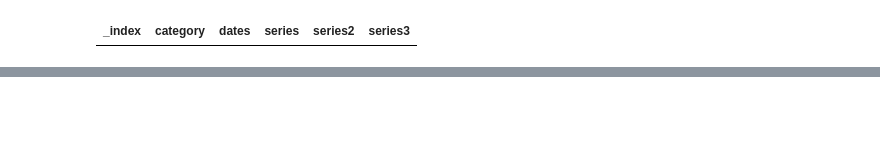
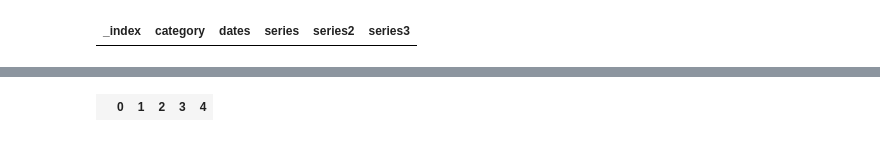
Before and after one commit to pynog/ares-visual-notebooks, a Jupyter notebook: Tables/table.ipynb, the cells around one changed output, grey strips where cells are left out. Cells and saved outputs as stored; diff of their text form; code cells hidden in the pictures; blank space fills up the shorter version.

```diff
--- a/Tables/table.ipynb
+++ b/Tables/table.ipynb
@@ -30,0 +75,9 @@ aresObj.display()
+# %%
+import ares.Lib.Ares as Ares
+
+aresObj = Ares.ReportAPI()
+data = aresObj.df(recordSet)
+aresObj.table(data).setFooter(['', 0, 1, 2, 3, 4])
+aresObj.display()
+# %% [output]
+|  | 0 | 1 | 2 | 3 | 4 |
```
Also changed, not shown: parts of 8 cells of this notebook.
